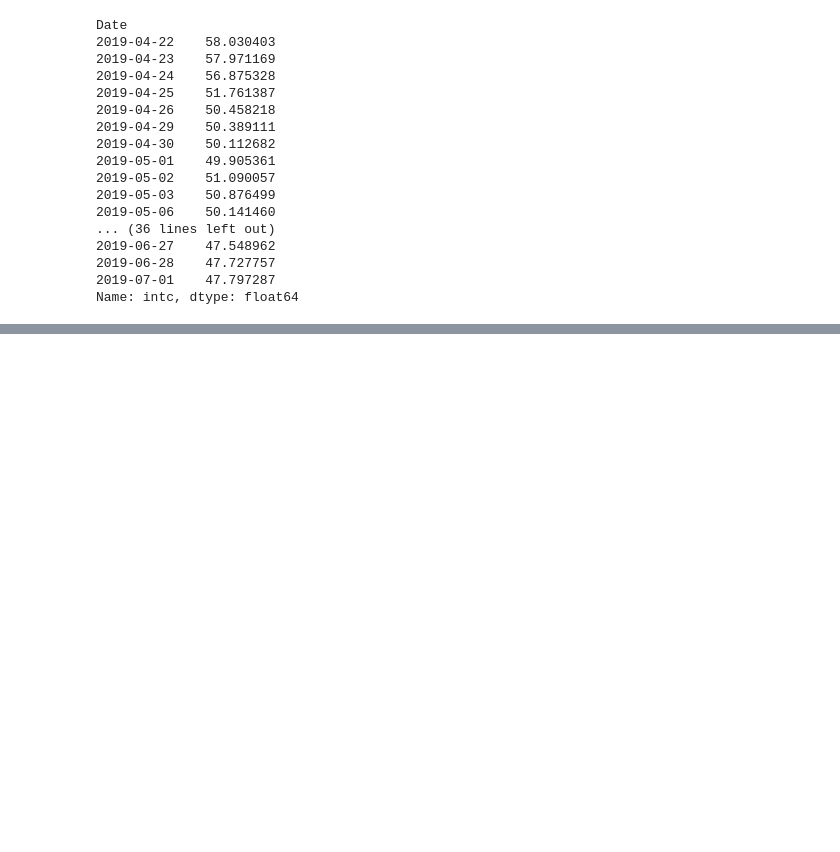
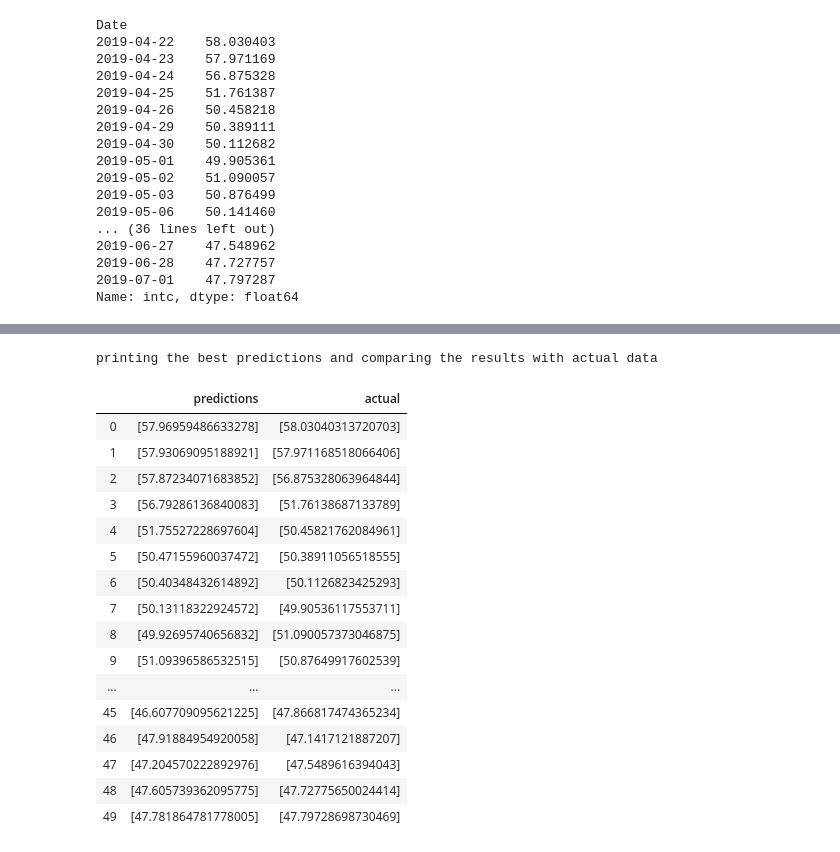
Before and after one commit to phdkiran/mkmoney, a Jupyter notebook: week2_webapp_stock_predictor/stocks_analysis.ipynb, the cells around one changed output, grey strips where cells are left out. Drawn from its saved outputs; the diff is of its cells as text; code cells hidden in the pictures; blank space fills up the shorter version.

```diff
--- a/week2_webapp_stock_predictor/stocks_analysis.ipynb
+++ b/week2_webapp_stock_predictor/stocks_analysis.ipynb
@@ -158,5 +158,6 @@ knn = KNeighborsRegressor(n_neighbors=20)
 models = [linreg, ridge, lasso, knn]
 names = 'Linear Ridge Lasso KNN'.split()
 
-[model_fit_eval(x,y) for x,y in zip(models, names)]
+preds = [model_fit_eval(x,y) for x,y in zip(models, names)]
+pass
 # %% [output]
@@ -201,0 +168,25 @@ TypeError: score() missing 1 required positional argument: 'X'
+# %%
+## As you can see all the models are similar with the predictions for the bare bone data
+print('printing the best predictions and comparing the results with actual data')
+
+# pd.DataFrame([pd.Series(preds[0]), pd.Series(y_test)])
+pd.DataFrame(zip(np.shape(preds[0], (, y_test), columns='predictions actual'.split())
+# %% [output]
+printing the best predictions and comparing the results with actual data
+|  | predictions | actual |
+| 0 | [57.96959486633278] | [58.03040313720703] |
+| 1 | [57.93069095188921] | [57.971168518066406] |
+| 2 | [57.87234071683852] | [56.875328063964844] |
+| 3 | [56.79286136840083] | [51.76138687133789] |
+| 4 | [51.75527228697604] | [50.45821762084961] |
+| 5 | [50.47155960037472] | [50.38911056518555] |
+| 6 | [50.40348432614892] | [50.1126823425293] |
+| 7 | [50.13118322924572] | [49.90536117553711] |
+| 8 | [49.92695740656832] | [51.090057373046875] |
+| 9 | [51.09396586532515] | [50.87649917602539] |
+| ... | ... | ... |
+| 45 | [46.607709095621225] | [47.866817474365234] |
+| 46 | [47.91884954920058] | [47.1417121887207] |
+| 47 | [47.204570222892976] | [47.5489616394043] |
+| 48 | [47.605739362095775] | [47.72775650024414] |
+| 49 | [47.781864781778005] | [47.79728698730469] |
```
Also changed, not shown: parts of 2 cells of this notebook.
